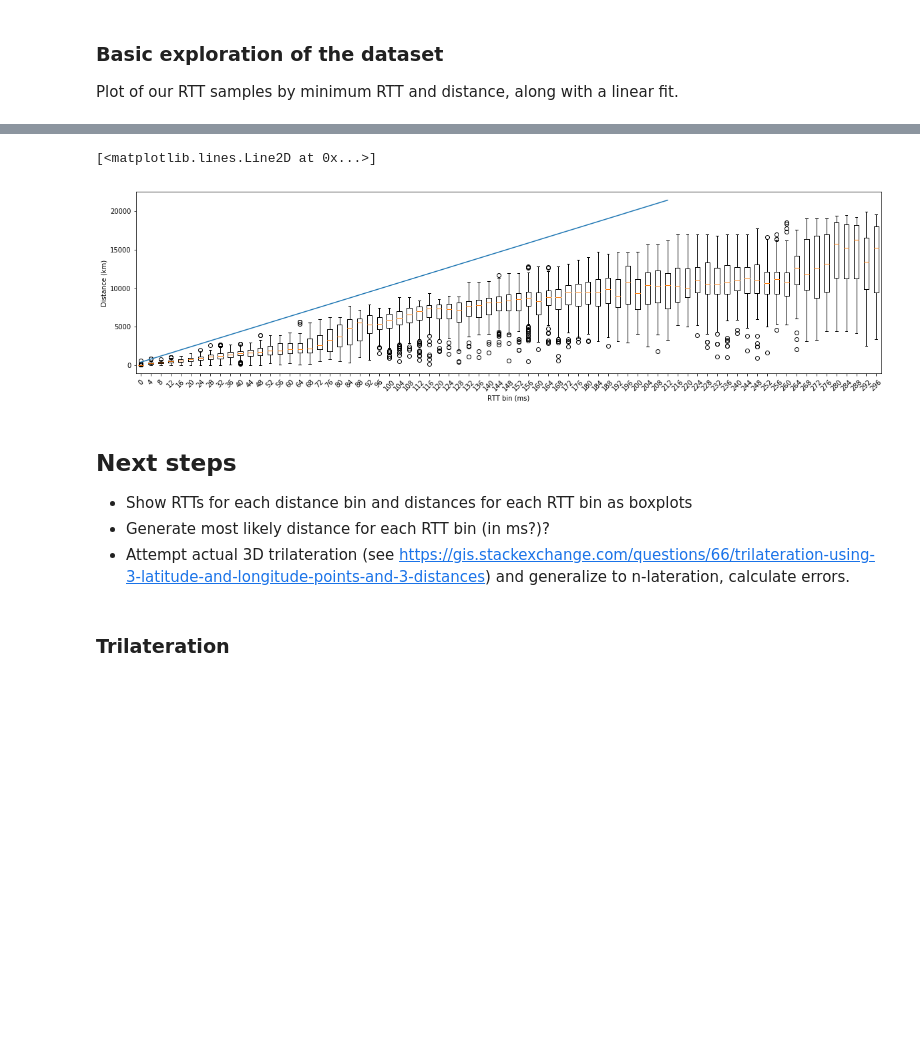
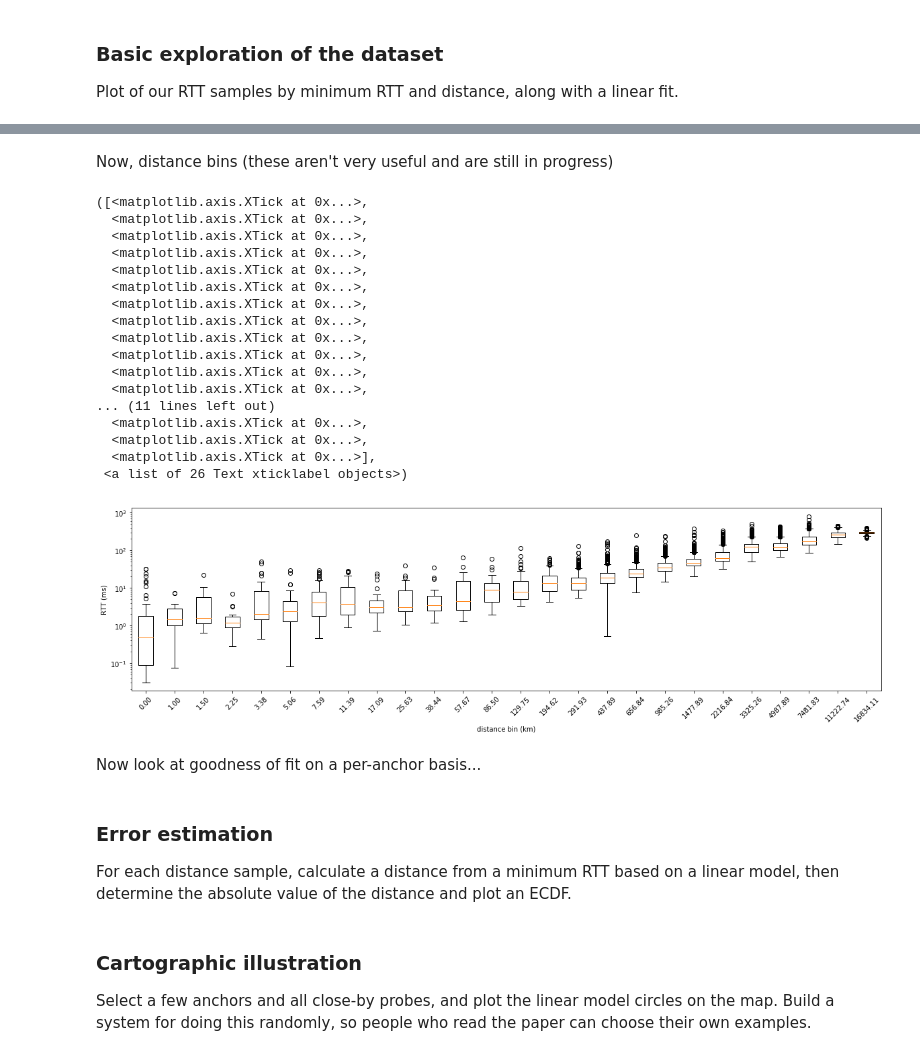
Before and after one commit to britram/trilateration, a Jupyter notebook: analysis.ipynb, the cells around one changed output, grey strips where cells are left out. Cells and saved outputs as stored; diff of their text form; code cells hidden in the pictures; blank space fills up the shorter version.

```diff
--- a/analysis.ipynb
+++ b/analysis.ipynb
@@ -112,18 +114,47 @@ Between 296000 and 300000 µs, slope is 0.04110344491575708, rvalue is 0.3400712
-# %%
-plt.figure(figsize=(20,5))
-plt.boxplot(km_sets)
-plt.xlabel("RTT bin (ms)")
-plt.xticks(np.arange(1,76), np.arange(0, 300, 4), rotation=45)
-plt.ylabel("Distance (km)")
-plt.plot(np.arange(1,55), np.arange(1,55) * 4 * 300 * 0.33)
-# %% [output]
-[<matplotlib.lines.Line2D at 0x...>]
-[figure, removed]
-# %% [markdown]
-## Next steps
-
-- Show RTTs for each distance bin and distances for each RTT bin as boxplots
-- Generate most likely distance for each RTT bin (in ms?)?
-- Attempt actual 3D trilateration (see https://gis.stackexchange.com/questions/66/trilateration-using-3-latitude-and-longitude-points-and-3-distances) and generalize to n-lateration, calculate errors.
-# %% [markdown]
-### Trilateration
+# %% [markdown]
+Now, distance bins (these aren't very useful and are still in progress)
+# %%
+BINSTART = 1
+BINMAX = 20000
+BINFACTOR = 1.5
+
+km_bin = [0, BINSTART]
+rtt_sets = []
+rtt_set_distances = []
+
+while km_bin[0] <= BINMAX:
+    sub_df = min_df[(min_df['km'] >= km_bin[0]) & (min_df['km'] < km_bin[1])]
+    # (m, b, r, p, e) = scipy.stats.linregress(sub_df['km'],sub_df['minrtt']/2)
+    # print ("Between {} and {} µs, slope is {}, rvalue is {}".format(rtt_bin[0], rtt_bin[1], m, r))
+    rtt_sets.append(sub_df['minrtt'] / 1000)
+    rtt_set_distances.append(km_bin[0])
+    km_bin[0] = km_bin[1]
+    km_bin[1] *= BINFACTOR
+
+plt.figure(figsize=(20,5))
+plt.boxplot(rtt_sets)
+plt.xlabel("distance bin (km)")
+plt.ylabel("RTT (ms)")
+plt.yscale('log')
+plt.xticks(np.arange(1,len(rtt_set_distances)+1), map(lambda x: "%4.2f" % x, rtt_set_distances), rotation=45)
+# %% [output]
+([<matplotlib.axis.XTick at 0x...>,
+  <matplotlib.axis.XTick at 0x...>,
+  <matplotlib.axis.XTick at 0x...>,
+  <matplotlib.axis.XTick at 0x...>,
+  <matplotlib.axis.XTick at 0x...>,
+  <matplotlib.axis.XTick at 0x...>,
+  <matplotlib.axis.XTick at 0x...>,
+  <matplotlib.axis.XTick at 0x...>,
+  <matplotlib.axis.XTick at 0x...>,
+  <matplotlib.axis.XTick at 0x...>,
+  <matplotlib.axis.XTick at 0x...>,
+  <matplotlib.axis.XTick at 0x...>,
+... (11 lines left out)
+  <matplotlib.axis.XTick at 0x...>,
+  <matplotlib.axis.XTick at 0x...>,
+  <matplotlib.axis.XTick at 0x...>],
+ <a list of 26 Text xticklabel objects>)
+[figure, added]
+# %% [markdown]
+Now look at goodness of fit on a per-anchor basis...
@@ -129,0 +163,4 @@ plt.plot(np.arange(1,55), np.arange(1,55) * 4 * 300 * 0.33)
+# %% [markdown]
+### Error estimation
+
+For each distance sample, calculate a distance from a minimum RTT based on a linear model, then determine the absolute value of the distance and plot an ECDF.
@@ -129,0 +175,4 @@ plt.plot(np.arange(1,55), np.arange(1,55) * 4 * 300 * 0.33)
+# %% [markdown]
+### Cartographic illustration
+
+Select a few anchors and all close-by probes, and plot the linear model circles on the map. Build a system for doing this randomly, so people who read the paper can choose their own examples.
```
Also changed, not shown: parts of 25 cells of this notebook, 2 other files.
